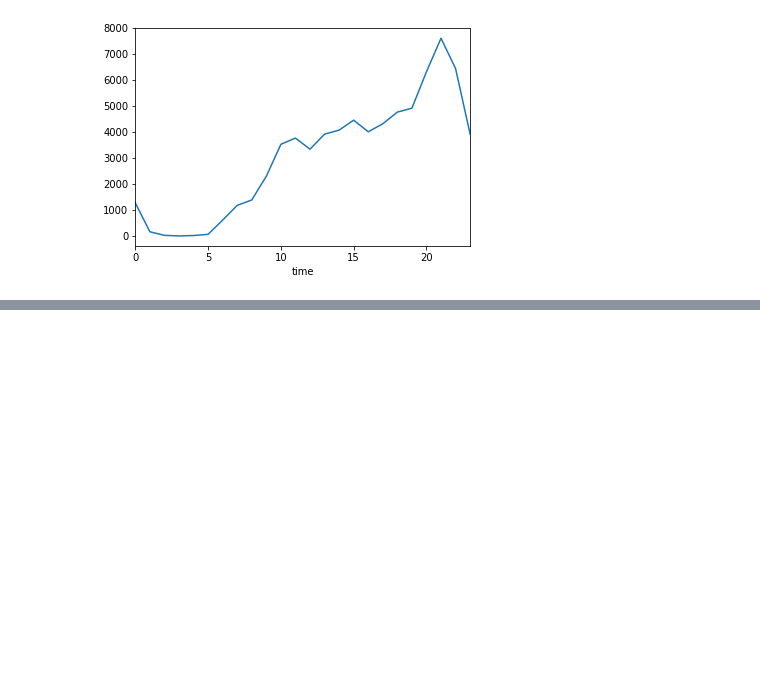
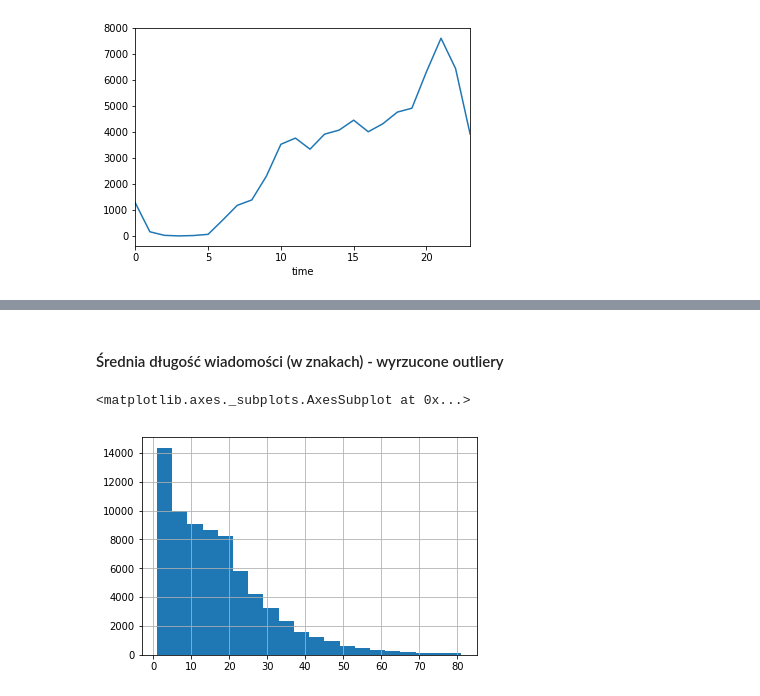
Before and after one commit to radziq1302/WD1, a Jupyter notebook: data_analysis.ipynb, the cells around one changed output, grey strips where cells are left out. Cells and saved outputs as stored; diff of their text form; code cells hidden in the pictures; blank space fills up the shorter version.

```diff
--- a/data_analysis.ipynb
+++ b/data_analysis.ipynb
@@ -76,0 +191,8 @@ hist_hour.plot()
+# %% [markdown]
+#### Średnia długość wiadomości (w znakach) - wyrzucone outliery
+# %%
+lengths = average_msg_len(my_df)
+lengths[~((lengths-lengths.mean()).abs() > 3*lengths.std())].hist(bins=20)
+# %% [output]
+<matplotlib.axes._subplots.AxesSubplot at 0x...>
+[figure, added]
```
Also changed, not shown: parts of 18 cells of this notebook, 1 other file.
